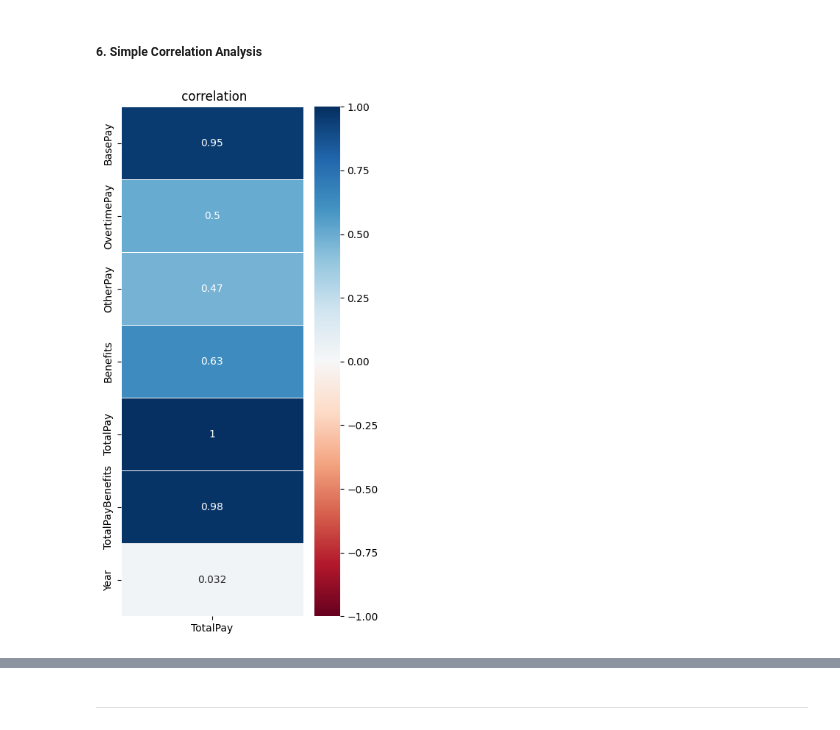
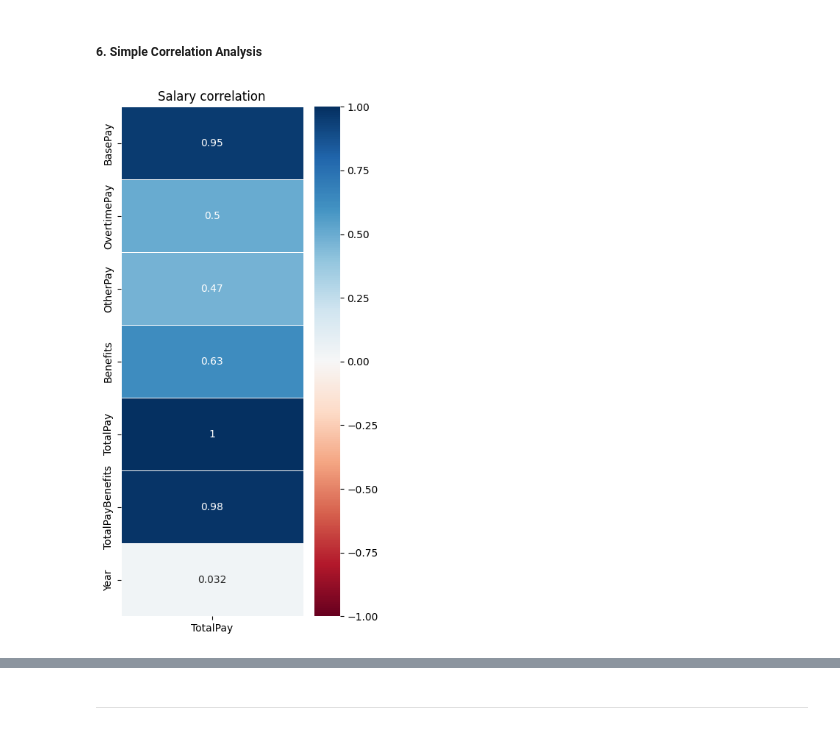
Before and after one commit to shaker113/ShAi_Assignment, a Jupyter notebook: ShAI_BootCamp_Assignment.ipynb, the cells around one changed output, grey strips where cells are left out. Cells and saved outputs as stored; diff of their text form; code cells hidden in the pictures.

```diff
--- a/ShAI_BootCamp_Assignment.ipynb
+++ b/ShAI_BootCamp_Assignment.ipynb
@@ -307,9 +307,9 @@ plt.show()
 # %%
 corr = df.select_dtypes(include=np.number).corr()
 corrWithTarget = corr['TotalPay']
 plt.figure(figsize = (4,9))
-plt.title(' correlation')
+plt.title('Salary correlation')
 sns.heatmap(corrWithTarget.to_frame(), cmap="RdBu", annot=True ,linewidths=.5, vmin=-1, vmax=1)
 plt.show()
 # %% [output]
-[figure, old version]
+[figure, new version]
```
Also changed, not shown: parts of 2 cells of this notebook, 1 other file.
